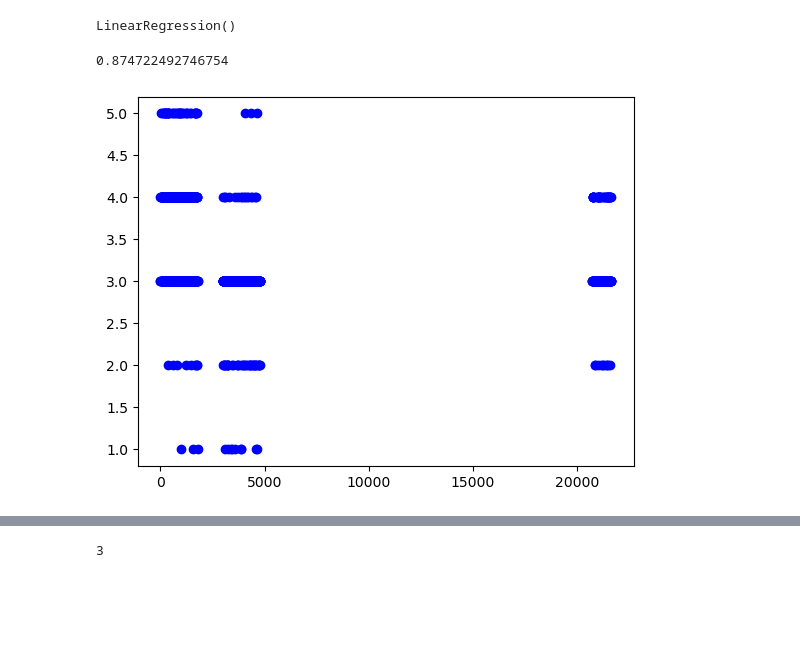
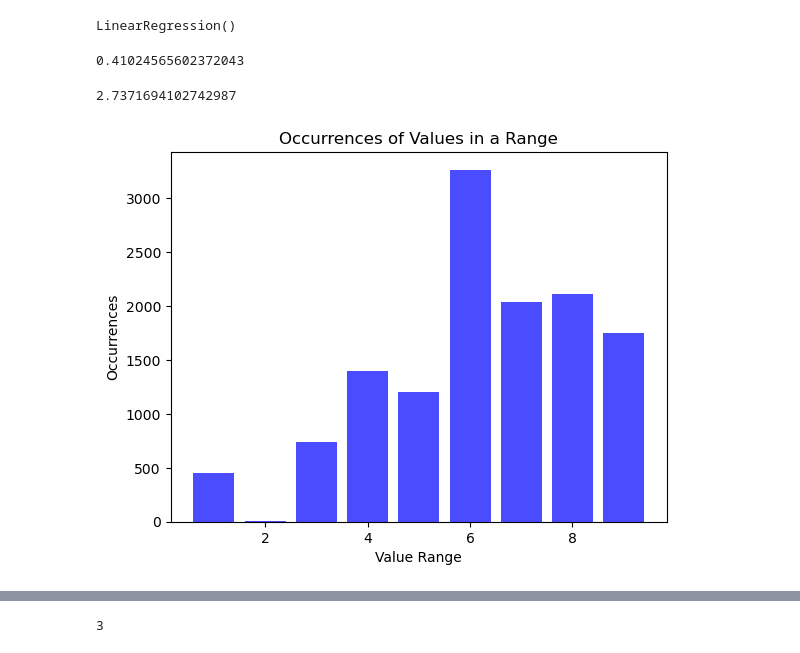
Before and after one commit to Henokagb/English-quality-prediction, a Jupyter notebook: toolbox/Model_test.ipynb, the cells around one changed output, grey strips where cells are left out. Cells and saved outputs as stored; diff of their text form; code cells hidden in the pictures; blank space fills up the shorter version.

```diff
--- a/toolbox/Model_test.ipynb
+++ b/toolbox/Model_test.ipynb
@@ -520,12 +542,0 @@ See the caveats in the documentation: https://pandas.pydata.org/pandas-docs/stab
-# %%
-dfa2['domain1_score'] = (dfa2['domain1_score'] - dfa2['domain1_score'].min()) / (dfa2['domain1_score'].max() - dfa2['domain1_score'].min()) * (5 - 1) + 1
-dfa2['domain1_score'] = dfa2['domain1_score'].round().astype(int)
-dfa2
-
-dfa2['rater1_domain1'] = (dfa2['rater1_domain1'] - dfa2['rater1_domain1'].min()) / (dfa2['rater1_domain1'].max() - dfa2['rater1_domain1'].min()) * (5 - 1) + 1
-dfa2['rater1_domain1'] = dfa2['rater1_domain1'].round().astype(int)
-dfa2
-
-dfa2['rater2_domain1'] = (dfa2['rater2_domain1'] - dfa2['rater2_domain1'].min()) / (dfa2['rater2_domain1'].max() - dfa2['rater2_domain1'].min()) * (5 - 1) + 1
-dfa2['rater2_domain1'] = dfa2['rater2_domain1'].round().astype(int)
-dfa2
@@ -563,5 +543,5 @@ See the caveats in the documentation: https://pandas.pydata.org/pandas-docs/stab
 # %%
-dfr = pd.concat([dfa1, dfa2, dfa8], ignore_index=True)
+dfr = pd.concat([dfa1, dfa2, dfa3, dfa4, dfa5, dfa6, dfa7, dfa8], ignore_index=True)
 dfr
 # %% [output]
 |  | essay_id | essay_set | essay | rater1_domain1 | rater2_domain1 | rater3_domain1 | domain1_score | ... |
@@ -600,8 +607,16 @@ X
+# %%
+import xgboost as xgb
+from sklearn.model_selection import train_test_split
+from sklearn.metrics import mean_squared_error
+
+#Res = dfr.copy(deep=True)
+y = T['domain1_score']
+X = T.drop(['essay', 'domain1_score'], axis=1).copy()
 # %%
 from sklearn.model_selection import train_test_split
 from sklearn.linear_model import LinearRegression
 
-X_train, X_test, y_train, y_test = train_test_split(X, y, test_size = 0.25)
+X_train, X_test, y_train, y_test = train_test_split(X, y, test_size=0.2, stratify=T['domain1_score'], random_state=42)
 
 regr = LinearRegression()
 regr.fit(X_train, y_train)
@@ -610,15 +625,37 @@ LinearRegression()
 # %%
 print(regr.score(X_test, y_test))
 # %% [output]
-0.874722492746754
+0.41024565602372043
+# %%
+from sklearn.metrics import mean_squared_error
+y_pred = regr.predict(X_test)
+print(mean_squared_error(y_test, y_pred))
+# %% [output]
+2.7371694102742987
 # %%
 y_pred = regr.predict(X_test)
-plt.scatter(X_test['essay_id'], y_test, color ='b')
+#plt.scatter(X_test['essay_id'], y_test, color ='b')
 #plt.plot(X_test['essay_id'], y_pred, color ='k')
 
+#plt.show()
+import numpy as np
+import matplotlib.pyplot as plt
+
+data = dfr['domain1_score']
+
+value_range = range(1, 10)
+
+value_counts = np.histogram(data, bins=list(value_range) + [max(value_range) + 1])[0]
+
+plt.bar(value_range, value_counts, color='blue', alpha=0.7)
+
+plt.xlabel('Value Range')
+plt.ylabel('Occurrences')
+plt.title('Occurrences of Values in a Range')
+
 plt.show()
 # %% [output]
-[figure, old version]
+[figure, new version]
 # %%
 dfr[['essay_id', 'essay_set', 'rater1_domain1', 'rater2_domain1',
        'rater3_domain1', 'domain1_score', 'rater1_domain2', 'rater2_domain2',
```
Also changed, not shown: parts of 41 cells of this notebook.
